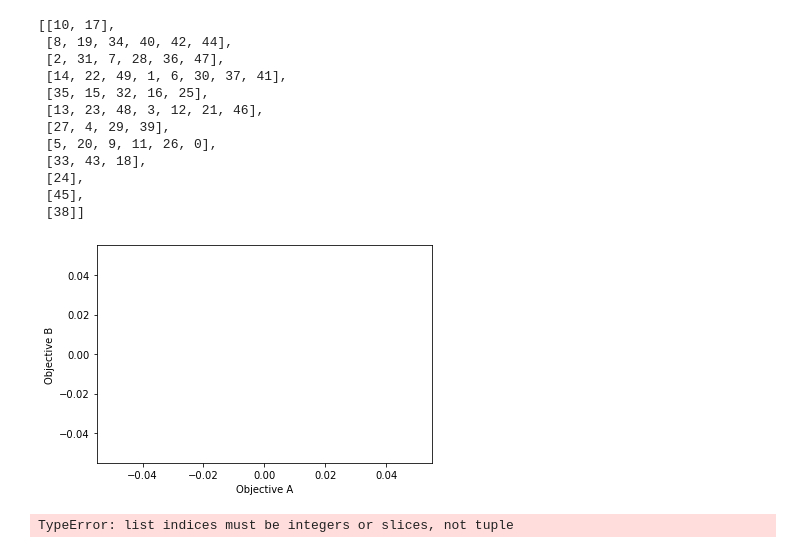
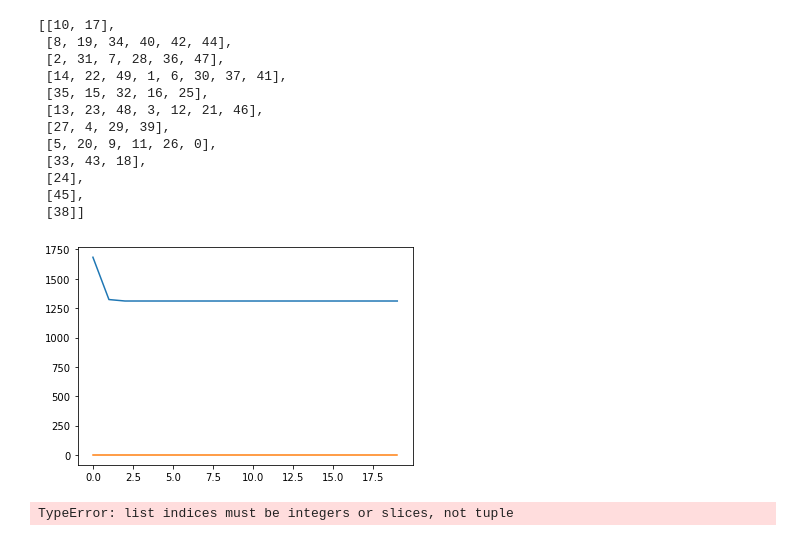
Before and after one commit to selfDiscipline/3L-SDVR, a Jupyter notebook: 3L-SDVR.ipynb, the cells around one changed output. Cells and saved outputs as stored; diff of their text form; code cells hidden in the pictures.

```diff
--- a/3L-SDVR.ipynb
+++ b/3L-SDVR.ipynb
@@ -23,14 +23,15 @@ N = [i for i in range(1,n_customer+1)]
 # The set of nodes + the depot.
 V = [0]+ N
 # The Number of cargoes
-Cat = 10
+Cat = 9
 # Generating items for each collection point
 IT = []
 for i in N:
     cargo_set_=[]
-    for j in range (0,Cat):
+    for j in range (1,Cat + 1):
         cargo_set_.append({(i,j):[rnd.randint(1, kk) for kk in [10,10,10,100]]})
     IT.append(cargo_set_)
+IT_num = [(i,j) for i in N for j in range(1, Cat + 1)]
 # Number of Vehicles
 nv = 3
 # Max volume and Max weight that each vehicle can carry
@@ -55,5 +56,5 @@ A = [(i,j) for i in V for j in V if i!=j]
 # Calculating the distance between each node as non-negative cost of each arc
 dist= {(i, j): np.hypot(xc[i]-xc[j], yc[i]-yc[j]) for i, j in A}
 # Generating historical data wich show how many times each route has been chosen
-historical_routes = [rnd.randint(1, 100) for i in range(0, len(A))]
+historical_routes = [rnd.randint(1, 100)/100 for i in range(0, len(A))]
 # %% [output]
@@ -128,18 +129,20 @@ def collectionPointsFinder(final_path):
 
 # Sorting
 def splitCargoes(alpha_s, nv):
-    drichlet_mean_s = dirichlet.mean(alpha_s)
 
-    multinomial_ed_s = multinomial.rvs(100, drichlet_mean_s, size=5)
+    multinomial_ed_s=[]
+    for alpha_s_inside in alpha_s:
+        drichlet_mean_s = dirichlet.mean(alpha_s_inside)
+        multinomial_ed_s.append(multinomial.rvs(300, drichlet_mean_s, size=1))
 
     # Choosing Cargoes
     final_set = []
 
     for cargoewclassiterator in range(0, len(multinomial_ed_s)):
         sorted_cargoes=[]
-        for maxfinder in range(max(multinomial_ed_s[cargoewclassiterator]), -1, -1):
+        for maxfinder in range(max(multinomial_ed_s[cargoewclassiterator][0]), -1, -1):
             if maxfinder>0:
-                finded_cargoes = np.where(multinomial_ed_s[cargoewclassiterator] == maxfinder)
+                finded_cargoes = np.where(multinomial_ed_s[cargoewclassiterator][0] == maxfinder)
                 sorted_cargoes.append(finded_cargoes[0])
 
         first_set = []
@@ -229,14 +232,17 @@ def fitnessFunction_2(pc_items, pc_bins):
     items_volume = []
 
     for boxes in pc_items:
-        items_weight.append([item.weight for item in boxes])
-        items_volume.append([item.get_volume() for item in boxes])
+        items_weight.append(sum([float(item.weight) for item in boxes]))
+        items_volume.append(sum([float(item.get_volume()) for item in boxes]))
 
-    total_items_weight = np.array(items_weight)
-    total_items_volume = np.array(items_volume)
+    # total_items_weight = np.array(items_weight)
+    # total_items_volume = np.array(items_volume)
 
-    rvol_mean = np.sum(total_items_volume)/sum(containers_volume)
-    rwgh_mean = np.sum(total_items_weight)/sum(containers_weight)
+    # rvol_mean = np.sum(total_items_volume)/sum(containers_volume)
+    # rwgh_mean = np.sum(total_items_weight)/sum(containers_weight)
+
+    rvol_mean = sum(items_volume)/sum(containers_volume)
+    rwgh_mean = sum(items_weight)/sum(containers_weight)
 
     # Calculate each vehicle bins items wgh and vol
     bins_fitteditems_weight = []
@@ -527,18 +600,19 @@ non_dominated_sorted_solution
 # %%
 # Plot Pareto front (for two scores only)
 #
 x = minF1
 y = minF2
 z = maxF1
 k = maxF2
-plt.xlabel('Objective A')
-plt.ylabel('Objective B')
+# plt.xlabel('Objective A')
+# plt.ylabel('Objective B')
 
-plt.plot(x)
+plt.plot(z)
+plt.plot(k)
 # plt.savefig('pareto.png')
 plt.show()
 # %% [output]
-[figure, old version]
+[figure, new version]
 # %%
 for i in pop[non_dominated_sorted_solution[0][0]]['route']:
     for j in i:
```
Also changed, not shown: parts of 4 cells of this notebook.
